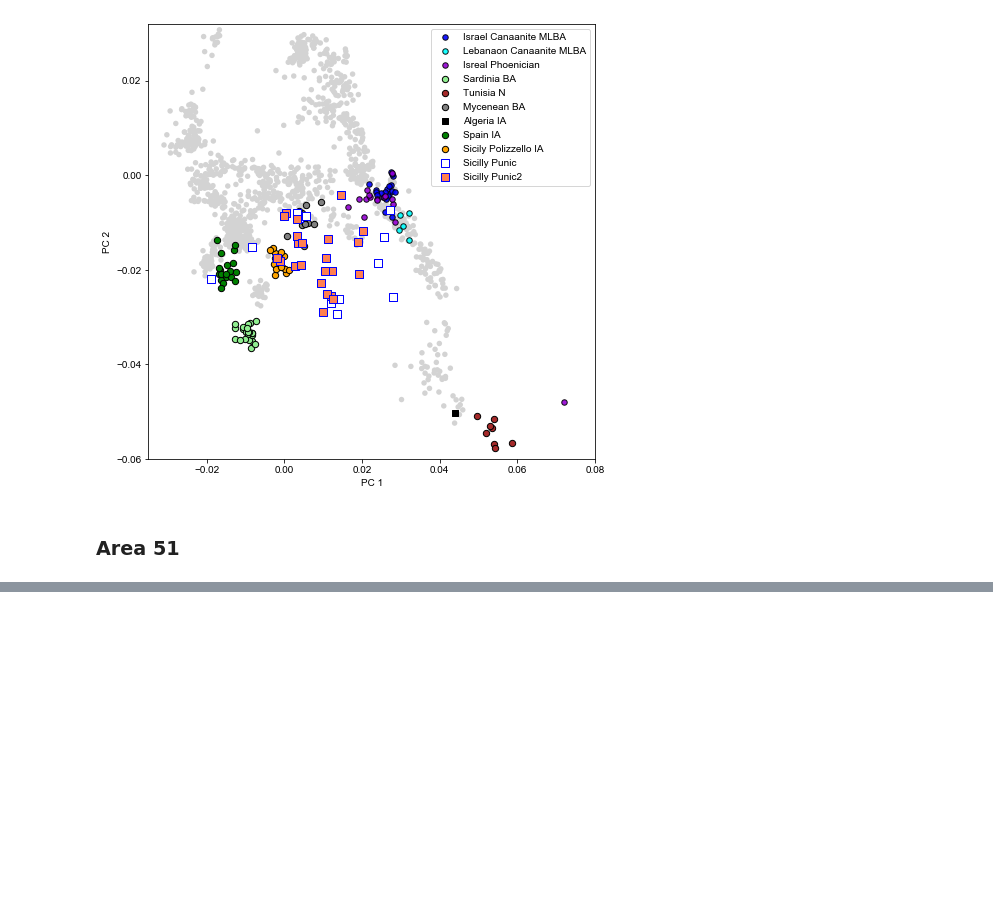
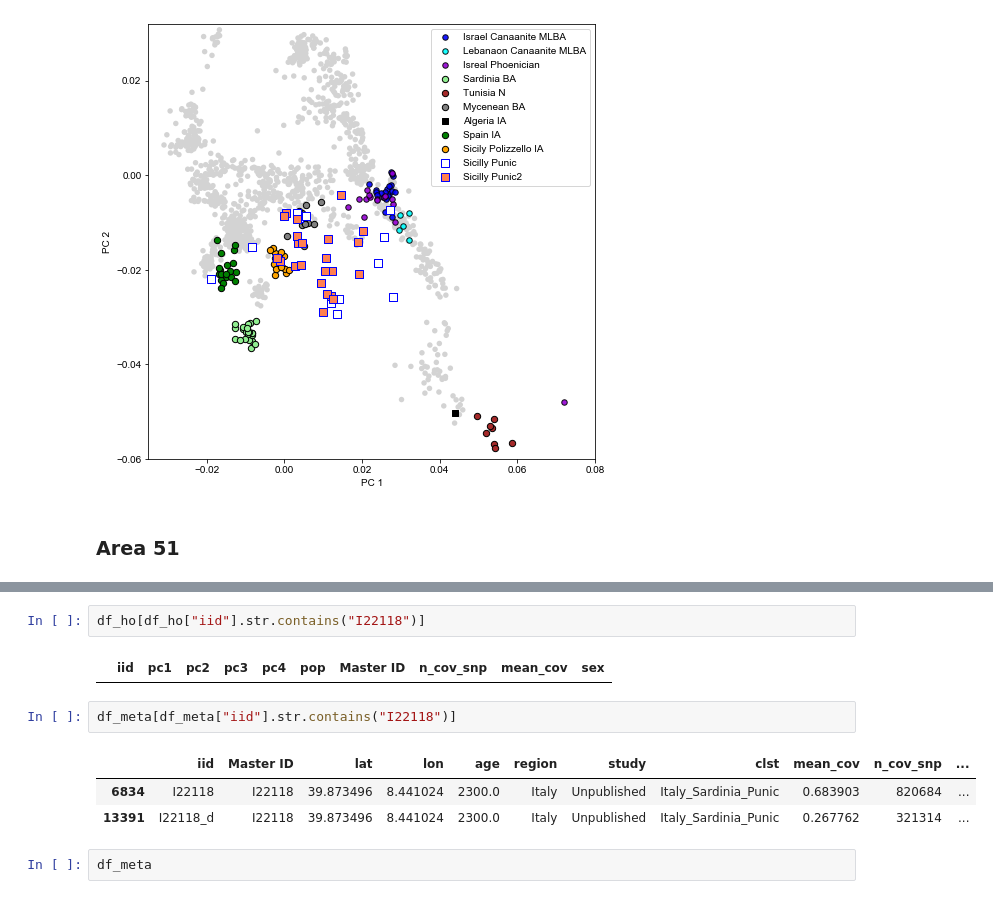
Before and after one commit to hringbauer/punic_aDNA, a Jupyter notebook: notebooks/pca/plot_pca.ipynb, the cells around one changed output, grey strips where cells are left out. Cells and saved outputs as stored; diff of their text form; blank space fills up the shorter version.

```diff
--- a/notebooks/pca/plot_pca.ipynb
+++ b/notebooks/pca/plot_pca.ipynb
@@ -296,0 +293,12 @@ df_sard
+# %%
+df_ho[df_ho["iid"].str.contains("I22118")]
+# %% [output]
+|  | iid | pc1 | pc2 | pc3 | pc4 | pop | Master ID | n_cov_snp | mean_cov | sex |
+# %%
+df_meta[df_meta["iid"].str.contains("I22118")]
+# %% [output]
+|  | iid | Master ID | lat | lon | age | region | study | clst | mean_cov | n_cov_snp | ... |
+| 6834 | I22118 | I22118 | 39.873496 | 8.441024 | 2300.0 | Italy | Unpublished | Italy_Sardinia_Punic | 0.683903 | 820684 | ... |
+| 13391 | I22118_d | I22118 | 39.873496 | 8.441024 | 2300.0 | Italy | Unpublished | Italy_Sardinia_Punic | 0.267762 | 321314 | ... |
+# %%
+df_meta
```
Also changed, not shown: parts of 12 cells of this notebook, 3 other files.
